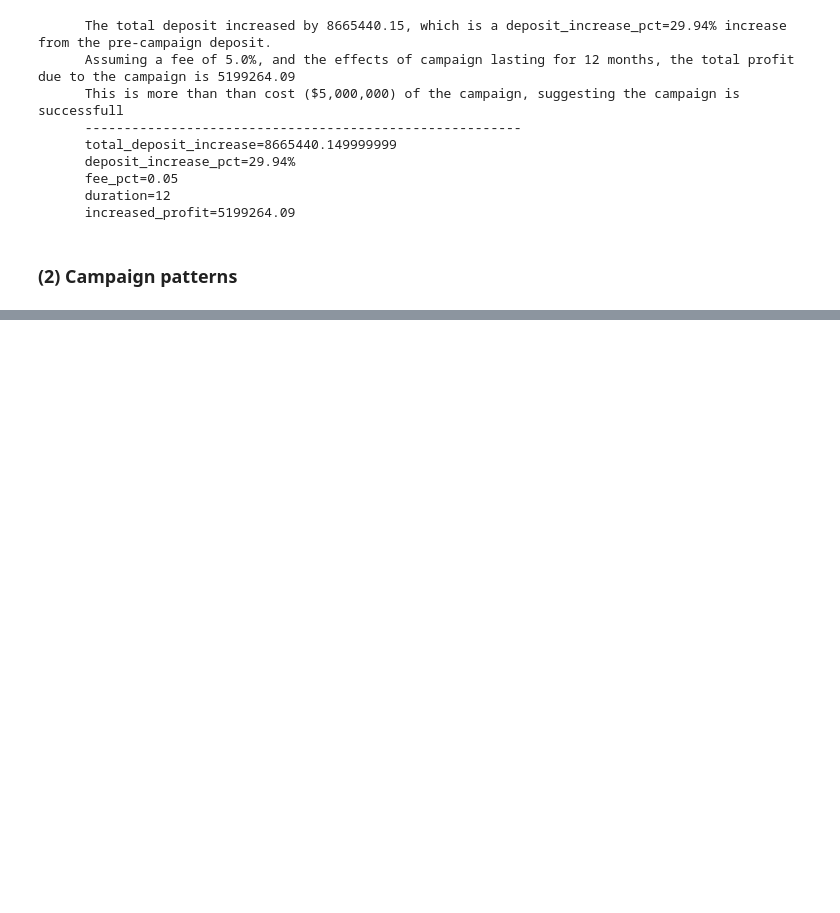
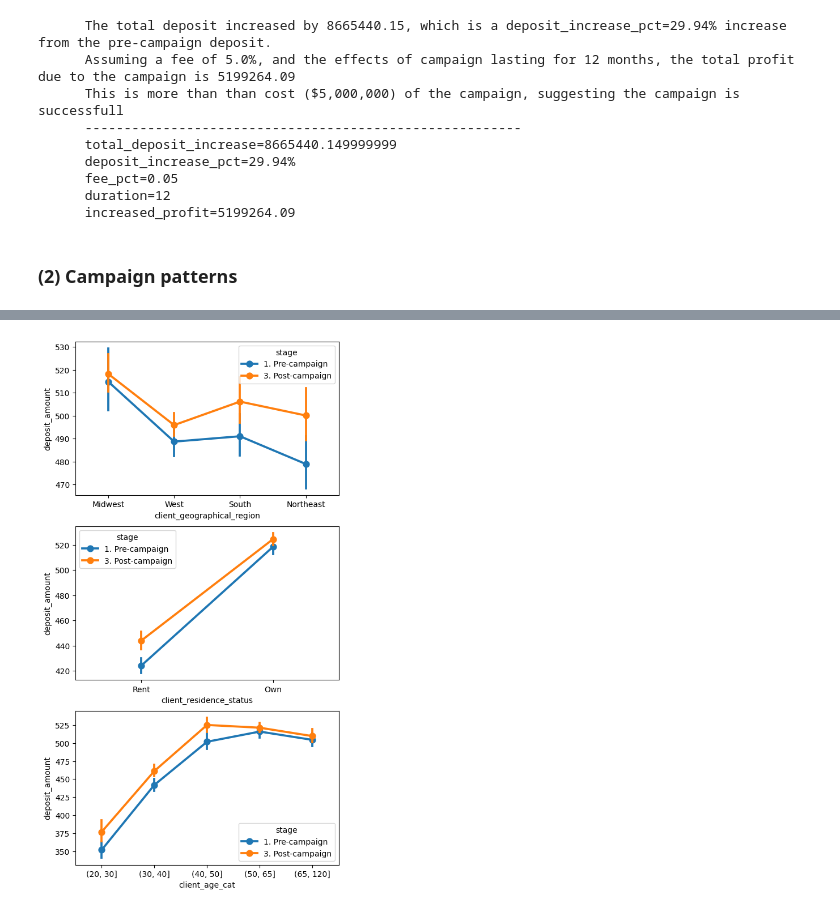
Before and after one commit to J-ZW-Wang/ss_data_project, a Jupyter notebook: Freedom_Debt_Relief_Marketing_Compaign_Results/Marketing_Campaign_Results.ipynb, the cells around one changed output, grey strips where cells are left out. Drawn from its saved outputs; the diff is of its cells as text; code cells hidden in the pictures; blank space fills up the shorter version.

```diff
--- a/Freedom_Debt_Relief_Marketing_Compaign_Results/Marketing_Campaign_Results.ipynb
+++ b/Freedom_Debt_Relief_Marketing_Compaign_Results/Marketing_Campaign_Results.ipynb
@@ -202,6 +211,7 @@ Index(['client_id', 'deposit_type', 'deposit_amount', 'deposit_cadence',
 # %%
 campaign = (
     master.query('deposit_type == "Actual Deposit"')
+    .assign(extra_payment=lambda x: np.where(x.deposit_type == "Extra", 1, 0))
     .groupby(
         [
             "client_id",
@@ -211,7 +221,9 @@ campaign = (
             "month_name",
         ]
     )
-    .agg(deposit_amount=("deposit_amount", "sum"))
+    .agg(
+        deposit_amount=("deposit_amount", "sum"), extra_payment=("extra_payment", "sum")
+    )
     .reset_index()
     .assign(
         month=lambda x: x.month_name.str[-1].astype(int),
@@ -325,2 +337,4 @@ memory usage: 10.6+ MB
 # %%
-campaign2 = campaign[campaign.stage.isin(["1. Pre-campaign", "3. Post-campaign"])]
+campaign2 = campaign[
+    campaign.stage.isin(["1. Pre-campaign", "3. Post-campaign"])
+].assign(client_age_cat=lambda x: pd.cut(x.client_age, [20, 30, 40, 50, 65, 120]))
@@ -333,0 +360,15 @@ sns.pointplot(
+# %%
+vars = ["client_geographical_region", "client_residence_status", "client_age_cat"]
+fig, axes = plt.subplots(ncols=1, nrows=len(vars), figsize=(6, 12))
+axes = axes.flatten()
+
+for i, var in enumerate(vars):
+    sns.pointplot(
+        campaign2,
+        x=var,
+        y="deposit_amount",
+        hue="stage",
+        ax=axes[i],
+    )
+# %% [output]
+[figure, added]
```
Also changed, not shown: parts of 8 cells of this notebook.
